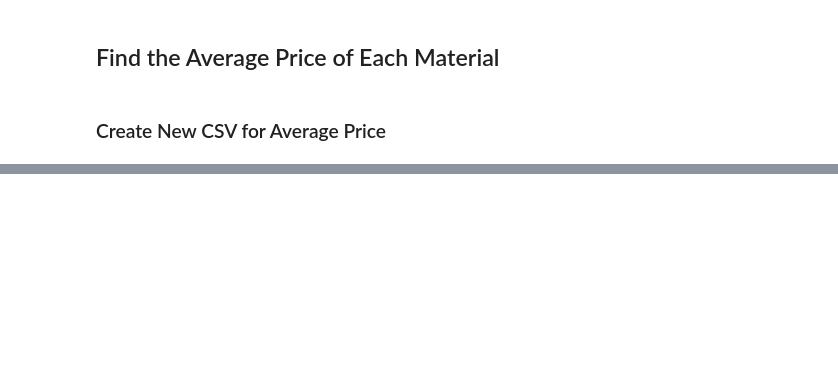
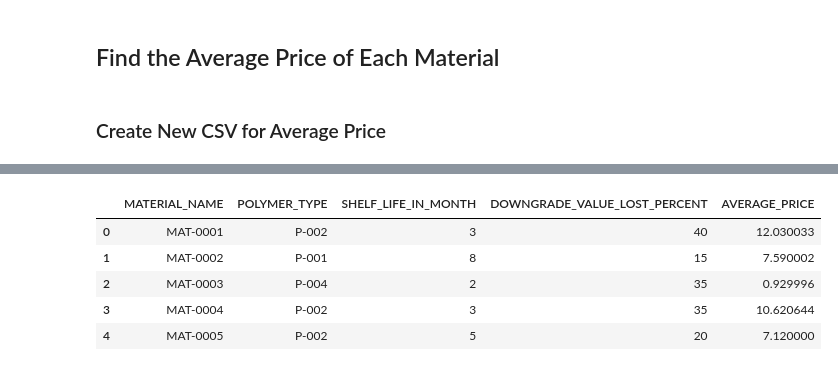
Before and after one commit to KatieMarsh/EM_Bootcathon2025, a Jupyter notebook: EDA.ipynb, the cells around one changed output, grey strips where cells are left out. Saved outputs shown, nothing was run; the diff lists cells and outputs as text; code cells hidden in the pictures; blank space fills up the shorter version.

Commit message:
added average price data

```diff
--- a/EDA.ipynb
+++ b/EDA.ipynb
@@ -380,3 +380,12 @@ def get_avg_price(material, country):
     return(avg_price)
 # %% [markdown]
 ### Create New CSV for Average Price
+# %%
+temp_data = []
+
+for value in material_master_df['MATERIAL_NAME']:
+    avg_price = get_avg_price(value, 'CHINA')
+    temp_data.append({'MATERIAL_NAME': value, 'AVERAGE_PRICE': avg_price})
+
+avg_price_df = pd.DataFrame(temp_data)
+print(avg_price_df)
@@ -382,0 +407,11 @@ def get_avg_price(material, country):
+# %%
+material_master_w_avg_price_df = material_master_df.join(avg_price_df.set_index('MATERIAL_NAME'), on='MATERIAL_NAME')
+# %%
+material_master_w_avg_price_df.head()
+# %% [output]
+|  | MATERIAL_NAME | POLYMER_TYPE | SHELF_LIFE_IN_MONTH | DOWNGRADE_VALUE_LOST_PERCENT | AVERAGE_PRICE |
+| 0 | MAT-0001 | P-002 | 3 | 40 | 12.030033 |
+| 1 | MAT-0002 | P-001 | 8 | 15 | 7.590002 |
+| 2 | MAT-0003 | P-004 | 2 | 35 | 0.929996 |
+| 3 | MAT-0004 | P-002 | 3 | 35 | 10.620644 |
+| 4 | MAT-0005 | P-002 | 5 | 20 | 7.120000 |
```
Also changed, not shown: parts of 4 cells of this notebook, 1 other file.
